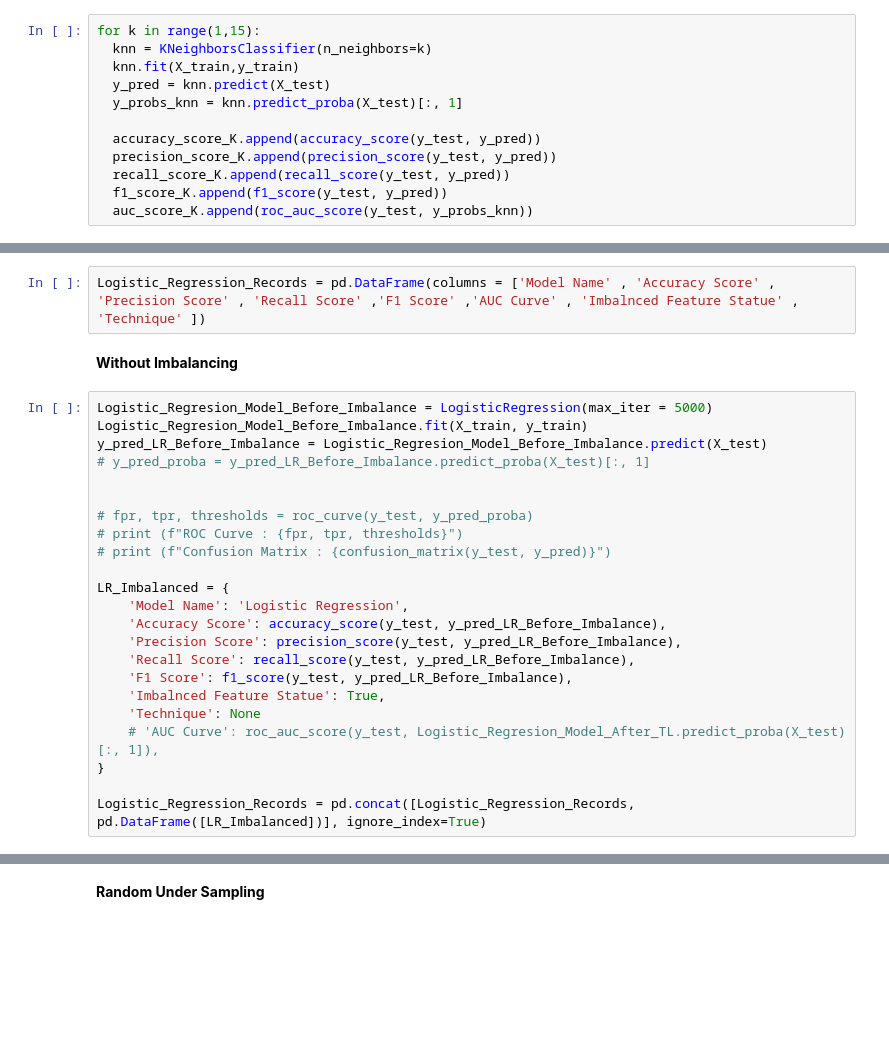
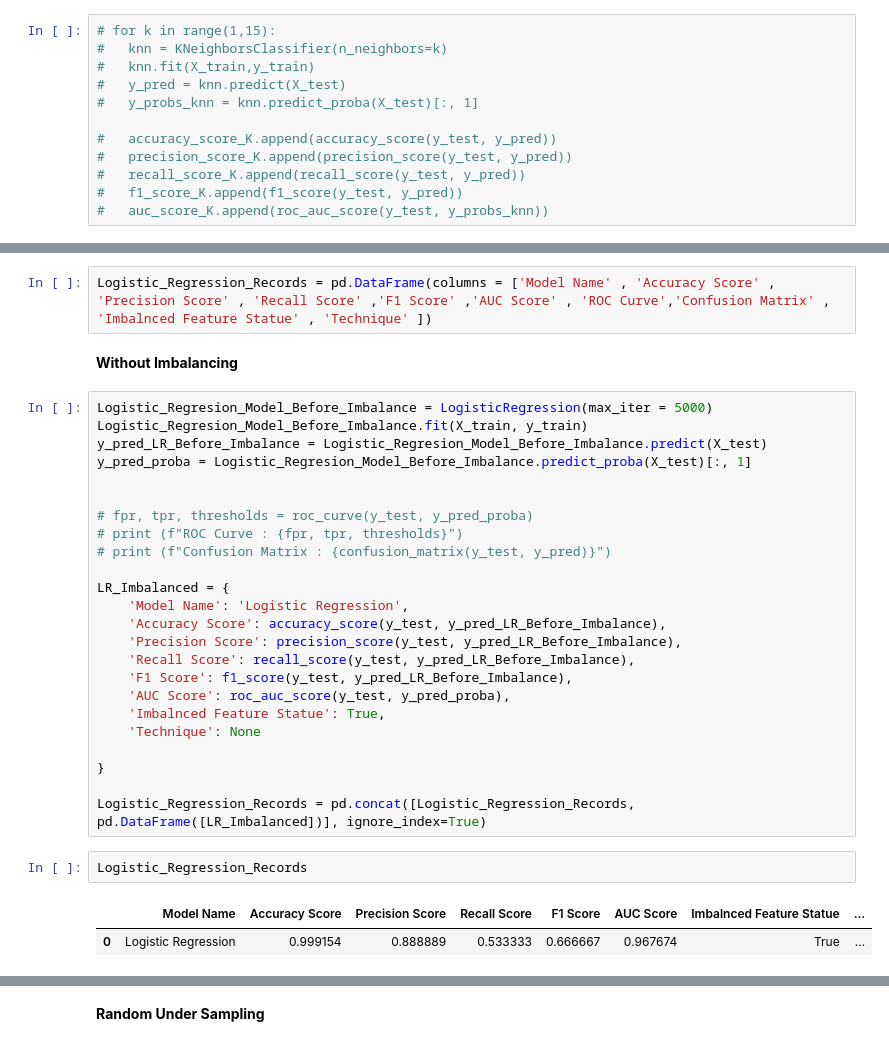
Before and after one commit to ZiadMAlsawy/ML_Project, a Jupyter notebook: Task_2.ipynb, the cells around one changed output, grey strips where cells are left out. Cells and saved outputs as stored; diff of their text form; blank space fills up the shorter version.

```diff
--- a/Task_2.ipynb
+++ b/Task_2.ipynb
@@ -295,17 +295,17 @@ KNN_Imbalnced_Results = pd.DataFrame({
 # %% [markdown]
 **Without Imbalancing**
 # %%
-for k in range(1,15):
-  knn = KNeighborsClassifier(n_neighbors=k)
-  knn.fit(X_train,y_train)
-  y_pred = knn.predict(X_test)
-  y_probs_knn = knn.predict_proba(X_test)[:, 1]
+# for k in range(1,15):
+#   knn = KNeighborsClassifier(n_neighbors=k)
+#   knn.fit(X_train,y_train)
+#   y_pred = knn.predict(X_test)
+#   y_probs_knn = knn.predict_proba(X_test)[:, 1]
 
-  accuracy_score_K.append(accuracy_score(y_test, y_pred))
-  precision_score_K.append(precision_score(y_test, y_pred))
-  recall_score_K.append(recall_score(y_test, y_pred))
-  f1_score_K.append(f1_score(y_test, y_pred))
-  auc_score_K.append(roc_auc_score(y_test, y_probs_knn))
+#   accuracy_score_K.append(accuracy_score(y_test, y_pred))
+#   precision_score_K.append(precision_score(y_test, y_pred))
+#   recall_score_K.append(recall_score(y_test, y_pred))
+#   f1_score_K.append(f1_score(y_test, y_pred))
+#   auc_score_K.append(roc_auc_score(y_test, y_probs_knn))
 # %%
 # fpr, tpr, _ = roc_curve(y_test, y_probs_knn)
 # plt.plot(fpr, tpr, color='blue', lw=2, label=f'KNN (AUC = {roc_auc_knn:.2f})')
@@ -330,14 +330,14 @@ for k in range(1,15):
 # %% [markdown]
 ###**Logistic Regression**
 # %%
-Logistic_Regression_Records = pd.DataFrame(columns = ['Model Name' , 'Accuracy Score' , 'Precision Score' , 'Recall Score' ,'F1 Score' ,'AUC Curve' , 'Imbalnced Feature Statue' , 'Technique' ])
+Logistic_Regression_Records = pd.DataFrame(columns = ['Model Name' , 'Accuracy Score' , 'Precision Score' , 'Recall Score' ,'F1 Score' ,'AUC Score' , 'ROC Curve','Confusion Matrix' , 'Imbalnced Feature Statue' , 'Technique' ])
 # %% [markdown]
 **Without Imbalancing**
 # %%
 Logistic_Regresion_Model_Before_Imbalance = LogisticRegression(max_iter = 5000)
 Logistic_Regresion_Model_Before_Imbalance.fit(X_train, y_train)
 y_pred_LR_Before_Imbalance = Logistic_Regresion_Model_Before_Imbalance.predict(X_test)
-# y_pred_proba = y_pred_LR_Before_Imbalance.predict_proba(X_test)[:, 1]
+y_pred_proba = Logistic_Regresion_Model_Before_Imbalance.predict_proba(X_test)[:, 1]
 
 
 # fpr, tpr, thresholds = roc_curve(y_test, y_pred_proba)
@@ -350,9 +350,15 @@ LR_Imbalanced = {
     'Precision Score': precision_score(y_test, y_pred_LR_Before_Imbalance),
     'Recall Score': recall_score(y_test, y_pred_LR_Before_Imbalance),
     'F1 Score': f1_score(y_test, y_pred_LR_Before_Imbalance),
+    'AUC Score': roc_auc_score(y_test, y_pred_proba),
     'Imbalnced Feature Statue': True,
     'Technique': None
-    # 'AUC Curve': roc_auc_score(y_test, Logistic_Regresion_Model_After_TL.predict_proba(X_test)[:, 1]),
+
 }
 
 Logistic_Regression_Records = pd.concat([Logistic_Regression_Records, pd.DataFrame([LR_Imbalanced])], ignore_index=True)
+# %%
+Logistic_Regression_Records
+# %% [output]
+|  | Model Name | Accuracy Score | Precision Score | Recall Score | F1 Score | AUC Score | Imbalnced Feature Statue | ... |
+| 0 | Logistic Regression | 0.999154 | 0.888889 | 0.533333 | 0.666667 | 0.967674 | True | ... |
```
Also changed, not shown: parts of 5 cells of this notebook.
